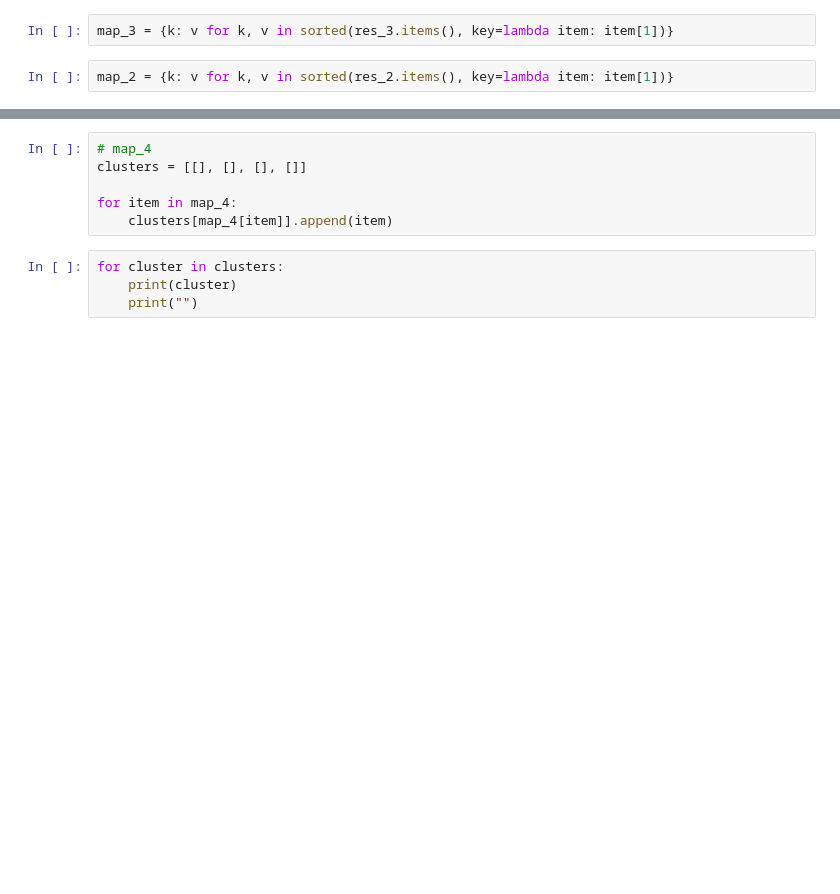
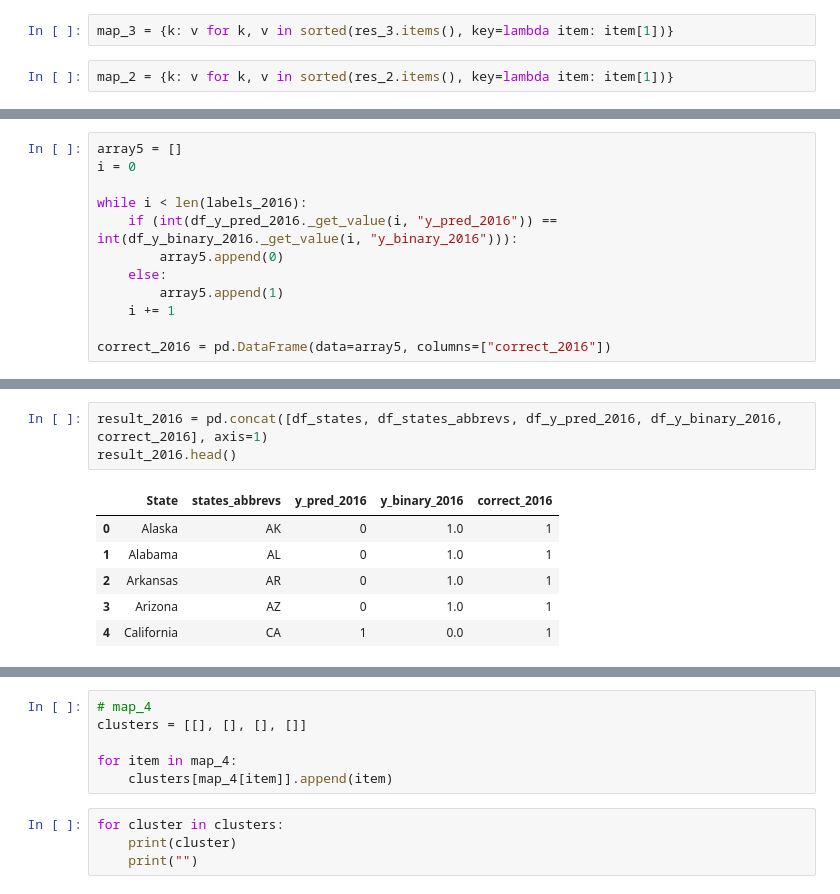
Before and after one commit to Stephanie-A/CS4641-Project, a Jupyter notebook: kmeans.ipynb, the cells around one changed output, grey strips where cells are left out. Saved outputs shown, nothing was run; the diff lists cells and outputs as text; blank space fills up the shorter version.

```diff
--- a/kmeans.ipynb
+++ b/kmeans.ipynb
@@ -298,0 +398,12 @@ map_2 = {k: v for k, v in sorted(res_2.items(), key=lambda item: item[1])}
+# %%
+array5 = []
+i = 0
+
+while i < len(labels_2016):
+    if (int(df_y_pred_2016._get_value(i, "y_pred_2016")) == int(df_y_binary_2016._get_value(i, "y_binary_2016"))):
+        array5.append(0)
+    else:
+        array5.append(1)
+    i += 1
+
+correct_2016 = pd.DataFrame(data=array5, columns=["correct_2016"])
@@ -298,0 +423,10 @@ map_2 = {k: v for k, v in sorted(res_2.items(), key=lambda item: item[1])}
+# %%
+result_2016 = pd.concat([df_states, df_states_abbrevs, df_y_pred_2016, df_y_binary_2016, correct_2016], axis=1)
+result_2016.head()
+# %% [output]
+|  | State | states_abbrevs | y_pred_2016 | y_binary_2016 | correct_2016 |
+| 0 | Alaska | AK | 0 | 1.0 | 1 |
+| 1 | Alabama | AL | 0 | 1.0 | 1 |
+| 2 | Arkansas | AR | 0 | 1.0 | 1 |
+| 3 | Arizona | AZ | 0 | 1.0 | 1 |
+| 4 | California | CA | 1 | 0.0 | 1 |
```
Also changed, not shown: parts of 16 cells of this notebook, 6 other files.
